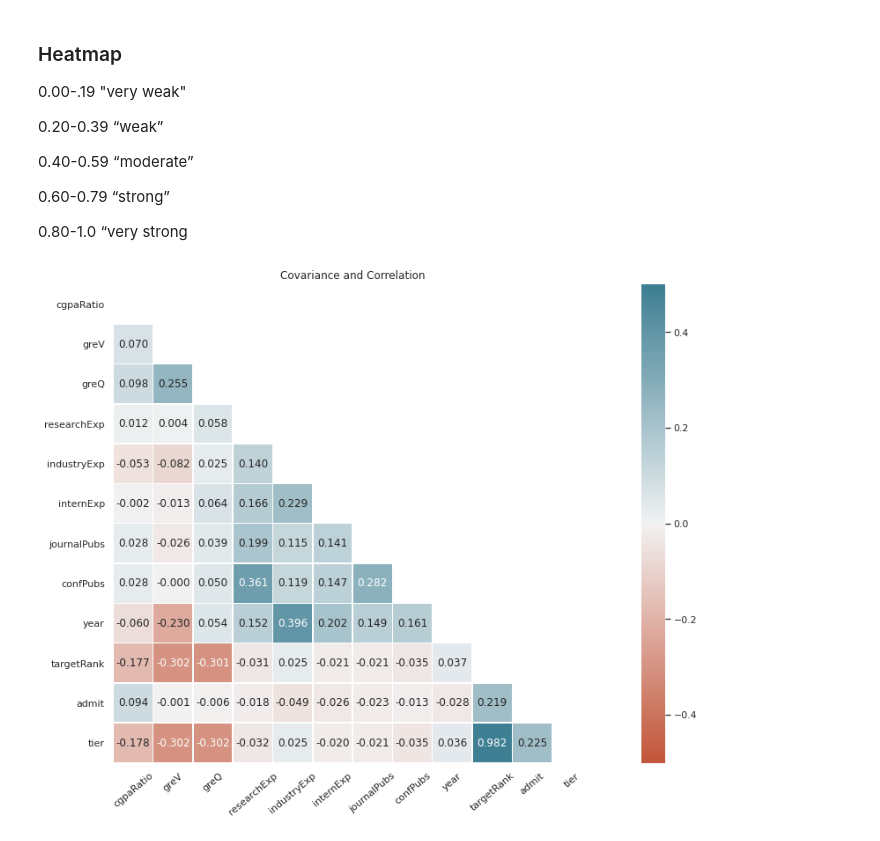
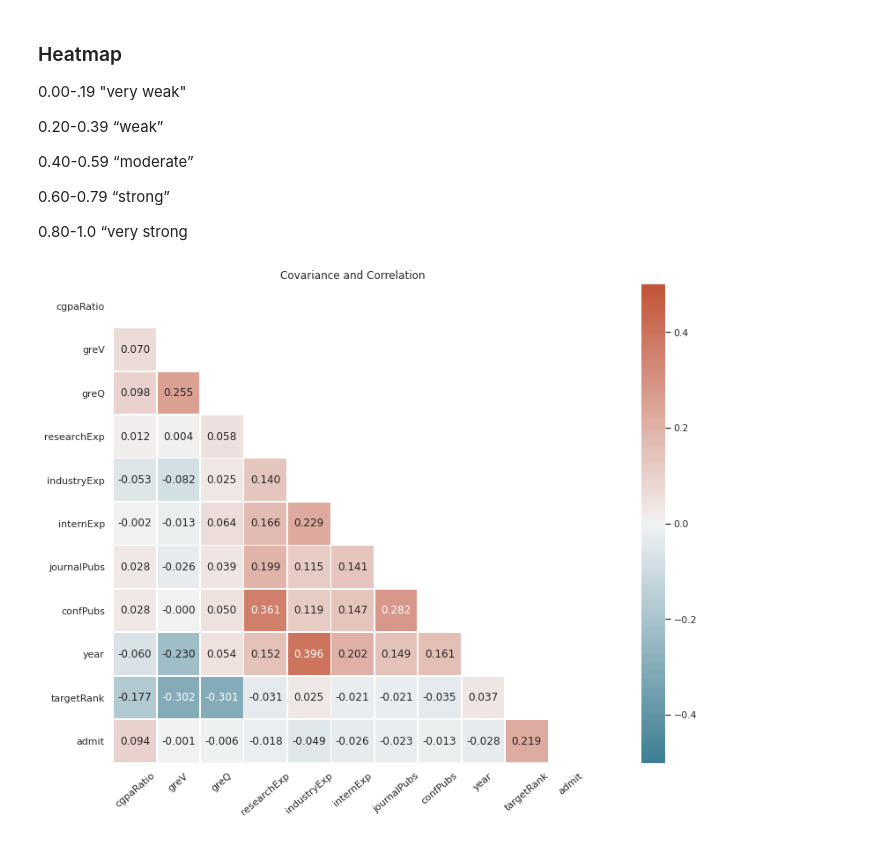
Before and after one commit to yifanwu2828/Graduate-University-Admission-Prediction, a Jupyter notebook: Feature_Engineering.ipynb, the cells around one changed output. Saved outputs shown, nothing was run; the diff lists cells and outputs as text; code cells hidden in the pictures.

Commit message:
add plots

```diff
--- a/Feature_Engineering.ipynb
+++ b/Feature_Engineering.ipynb
@@ -24,11 +24,19 @@ data.shape
 data["tier"] = np.round(data["targetRank"]/20).astype(np.int8)
 # %%
 data["admit"] = data["admit"].astype(np.int8)
+# %%
+data["year"] = data["year"].astype(np.int16)
 # %%
 data = data[data["year"]>2000]
 data.shape
 # %% [output]
 (51596, 13)
+# %%
+data['workExp']= data['industryExp']+data['internExp']
+# %%
+admit = data['admit']
+data.drop(columns =["admit",'industryExp','internExp'], inplace = True)
+data['admit']=admit
 # %%
 data.head(10)
 # %% [output]
@@ -244,15 +309,21 @@ data.head()
 0.80-1.0 “very strong
 # %%
 plt.figure(figsize=(20,10))
-corr_data = data.corr()
-mask = np.triu(np.ones_like(corr_data, dtype=np.bool))
-sns.heatmap(corr_data, vmin= -0.5, vmax= 0.5, center=0,
+corr_data = data.copy()
+corr_data.drop(columns=["tier"],inplace=True)
+
+data_corr = corr_data.corr()
+#
+mask = np.triu(np.ones_like(data_corr, dtype=np.bool))
+sns.heatmap(data_corr, vmin= -0.5, vmax= 0.5, center=0,
             mask=mask,
-            cmap=sns.diverging_palette(20, 220, n=200),
-            square=True,fmt='.3f', linewidths=.5, annot=True,)
+            cmap=sns.diverging_palette(220, 20, n=200),
+            square=True,fmt='.3f', linewidths=.8, annot=True,)
 plt.title('Covariance and Correlation')
 plt.xticks(rotation=40, fontsize= 11)
 plt.yticks(rotation=0, )
+fname = "overall_corr"
+plt.savefig(fname)
 plt.show()
 # %% [output]
-[figure, old version]
+[figure, new version]
```
Also changed, not shown: parts of 27 cells of this notebook, 24 other files.
